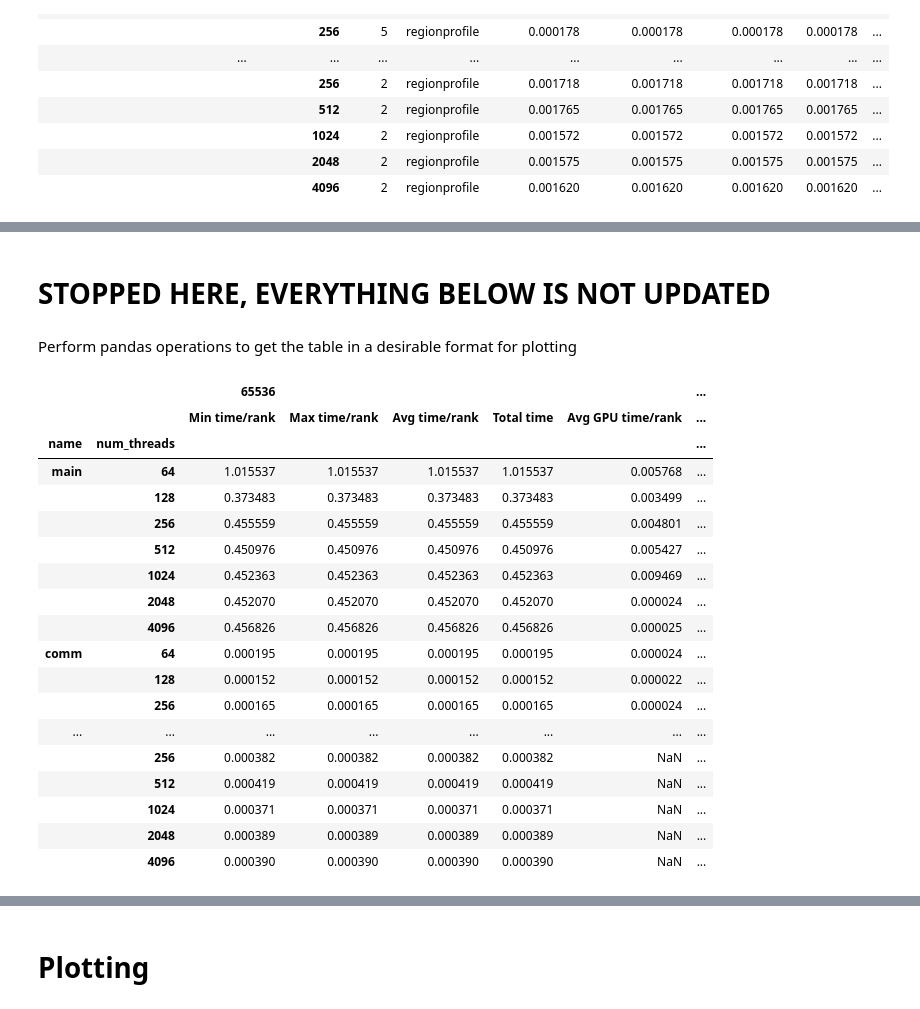
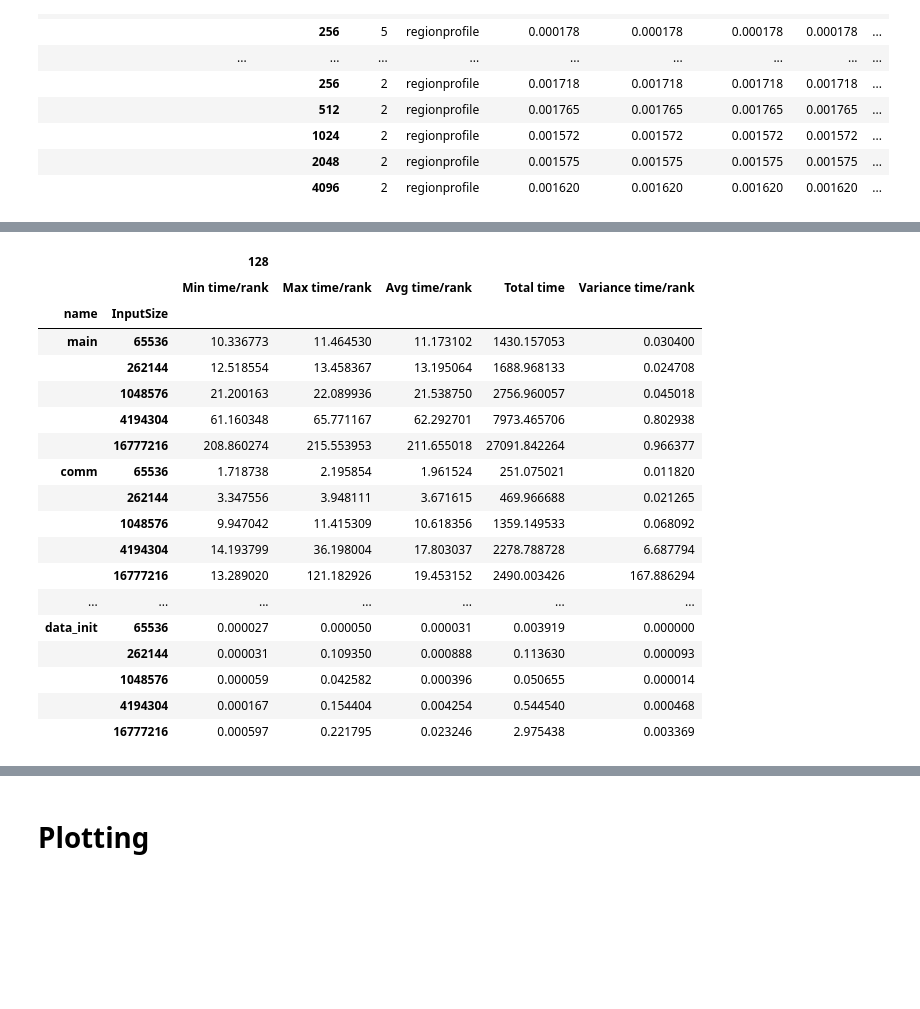
Before and after one commit to aheff20/CSCE435GroupProject, a Jupyter notebook: BubbleSort_thicket.ipynb, the cells around one changed output, grey strips where cells are left out. Drawn from its saved outputs; the diff is of its cells as text; code cells hidden in the pictures; blank space fills up the shorter version.

```diff
--- a/BubbleSort_thicket.ipynb
+++ b/BubbleSort_thicket.ipynb
@@ -233,7 +233,3 @@ ctks["mpi_weak_random"].dataframe
-# %% [markdown]
-# STOPPED HERE, EVERYTHING BELOW IS NOT UPDATED
-# %% [markdown]
-Perform pandas operations to get the table in a desirable format for plotting
 # %%
 for i in ctks.keys():
     if "strong" in i:
@@ -253,24 +249,24 @@ for i in ctks.keys():
             ctks[i].dataframe = ctks[i].dataframe.reset_index().drop([("node", ""), (128, "nid"), (128, "spot.channel")], axis=1)
             ctks[i].dataframe = ctks[i].dataframe.rename({("name", ""): "name", ("InputSize", ""): "InputSize"}).set_index(["name", "InputSize"])
 # %%
-ctks["cuda_strong_reverse"].dataframe
+ctks["mpi_weak_reverse"].dataframe
 # %% [output]
-|  |  | 65536 |  |  |  |  | ... |
-|  |  | Min time/rank | Max time/rank | Avg time/rank | Total time | Avg GPU time/rank | ... |
-| name | num_threads |  |  |  |  |  | ... |
-| main | 64 | 1.015537 | 1.015537 | 1.015537 | 1.015537 | 0.005768 | ... |
-|  | 128 | 0.373483 | 0.373483 | 0.373483 | 0.373483 | 0.003499 | ... |
-|  | 256 | 0.455559 | 0.455559 | 0.455559 | 0.455559 | 0.004801 | ... |
-|  | 512 | 0.450976 | 0.450976 | 0.450976 | 0.450976 | 0.005427 | ... |
-|  | 1024 | 0.452363 | 0.452363 | 0.452363 | 0.452363 | 0.009469 | ... |
-|  | 2048 | 0.452070 | 0.452070 | 0.452070 | 0.452070 | 0.000024 | ... |
-|  | 4096 | 0.456826 | 0.456826 | 0.456826 | 0.456826 | 0.000025 | ... |
-| comm | 64 | 0.000195 | 0.000195 | 0.000195 | 0.000195 | 0.000024 | ... |
-|  | 128 | 0.000152 | 0.000152 | 0.000152 | 0.000152 | 0.000022 | ... |
-|  | 256 | 0.000165 | 0.000165 | 0.000165 | 0.000165 | 0.000024 | ... |
-| ... | ... | ... | ... | ... | ... | ... | ... |
-|  | 256 | 0.000382 | 0.000382 | 0.000382 | 0.000382 | NaN | ... |
-|  | 512 | 0.000419 | 0.000419 | 0.000419 | 0.000419 | NaN | ... |
-|  | 1024 | 0.000371 | 0.000371 | 0.000371 | 0.000371 | NaN | ... |
-|  | 2048 | 0.000389 | 0.000389 | 0.000389 | 0.000389 | NaN | ... |
-|  | 4096 | 0.000390 | 0.000390 | 0.000390 | 0.000390 | NaN | ... |
+|  |  | 128 |  |  |  |  |
+|  |  | Min time/rank | Max time/rank | Avg time/rank | Total time | Variance time/rank |
+| name | InputSize |  |  |  |  |  |
+| main | 65536 | 10.336773 | 11.464530 | 11.173102 | 1430.157053 | 0.030400 |
+|  | 262144 | 12.518554 | 13.458367 | 13.195064 | 1688.968133 | 0.024708 |
+|  | 1048576 | 21.200163 | 22.089936 | 21.538750 | 2756.960057 | 0.045018 |
+|  | 4194304 | 61.160348 | 65.771167 | 62.292701 | 7973.465706 | 0.802938 |
+|  | 16777216 | 208.860274 | 215.553953 | 211.655018 | 27091.842264 | 0.966377 |
+| comm | 65536 | 1.718738 | 2.195854 | 1.961524 | 251.075021 | 0.011820 |
+|  | 262144 | 3.347556 | 3.948111 | 3.671615 | 469.966688 | 0.021265 |
+|  | 1048576 | 9.947042 | 11.415309 | 10.618356 | 1359.149533 | 0.068092 |
+|  | 4194304 | 14.193799 | 36.198004 | 17.803037 | 2278.788728 | 6.687794 |
+|  | 16777216 | 13.289020 | 121.182926 | 19.453152 | 2490.003426 | 167.886294 |
+| ... | ... | ... | ... | ... | ... | ... |
+| data_init | 65536 | 0.000027 | 0.000050 | 0.000031 | 0.003919 | 0.000000 |
+|  | 262144 | 0.000031 | 0.109350 | 0.000888 | 0.113630 | 0.000093 |
+|  | 1048576 | 0.000059 | 0.042582 | 0.000396 | 0.050655 | 0.000014 |
+|  | 4194304 | 0.000167 | 0.154404 | 0.004254 | 0.544540 | 0.000468 |
+|  | 16777216 | 0.000597 | 0.221795 | 0.023246 | 2.975438 | 0.003369 |
```
Also changed, not shown: parts of 33 cells of this notebook.
